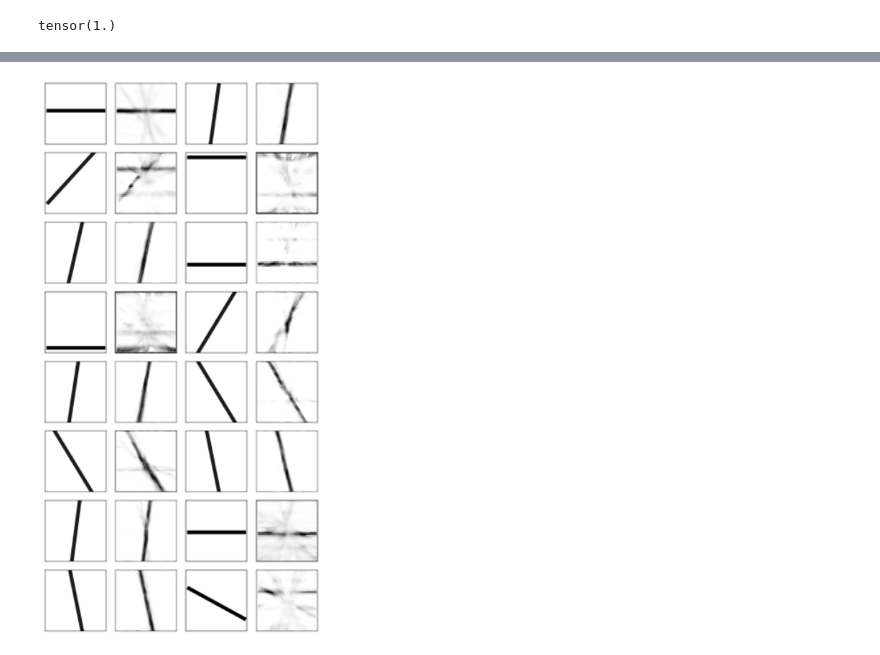
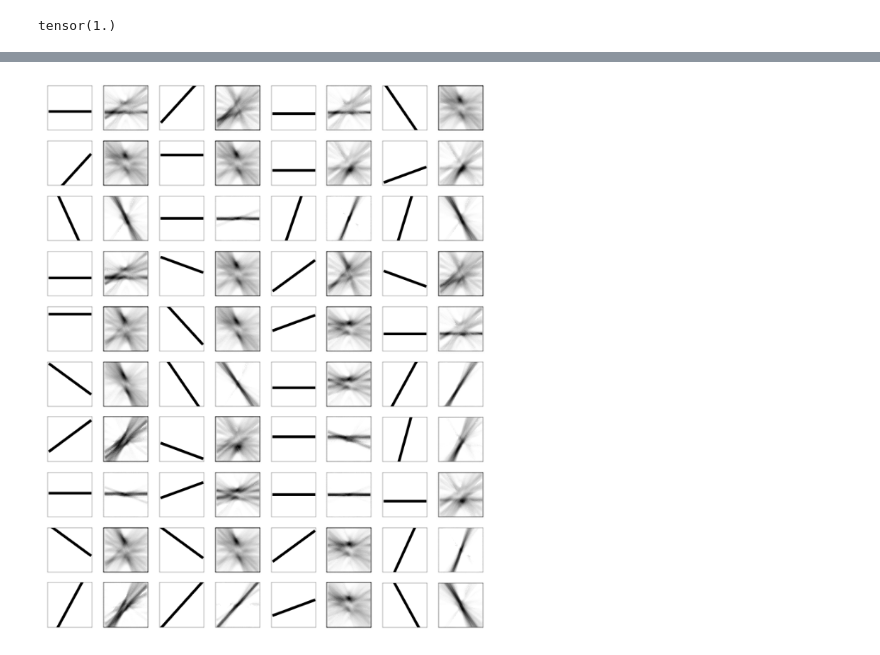
Before and after one commit to zroe1/image-bot, a Jupyter notebook: vae.ipynb, the cells around one changed output, grey strips where cells are left out. Drawn from its saved outputs; the diff is of its cells as text; code cells hidden in the pictures.

```diff
--- a/vae.ipynb
+++ b/vae.ipynb
@@ -68,20 +55,24 @@ class NeuralNetwork(nn.Module):
         super().__init__()
         self.encode = nn.Sequential(
             nn.Linear(76 * 77, 256),
-            nn.LeakyReLU(),
+            nn.LeakyReLU(0.2),
+            nn.Linear(256, 128),
+            nn.LeakyReLU(0.2),
         )
 
         self.log_var_layer = nn.Sequential(
-            nn.Linear(256, 8)
+            nn.Linear(128, 2)
         )
 
         self.mean_layer = nn.Sequential(
-            nn.Linear(256, 8)
+            nn.Linear(128, 2)
         )
 
         self.decode = nn.Sequential(
-            nn.Linear(8, 256),
-            nn.LeakyReLU(),
+            nn.Linear(2, 128),
+            nn.LeakyReLU(0.2),
+            nn.Linear(128, 256),
+            nn.LeakyReLU(0.2),
             nn.Linear(256, 76*77),
             nn.Sigmoid()
         )
@@ -132,10 +122,10 @@ def loss_and_regularization(pred, target, mean, logvar):
     pred_loss = mse(pred, target)
 
 #     regularization_loss = -0.0005 * torch.sum(1 + logvar - mean**2- torch.exp(logvar))
-    regularization_loss = -0.0005 * torch.sum(1+ logvar - mean.pow(2) - logvar.exp())
+    regularization_loss = -0.000000005 * torch.sum(1+ logvar - mean.pow(2) - logvar.exp())
 
 
-    return pred_loss #+ regularization_loss
+    return pred_loss + regularization_loss
 # %%
 loss_fn = loss_and_regularization
 optimizer = torch.optim.Adam(model.parameters(), lr=0.001)
@@ -157,7 +147,7 @@ def train(data, model, loss_fn, optimizer, id):
         optimizer.step()
         optimizer.zero_grad()
 
-    if (id % 20 == 0):
+    if (id % 50 == 0):
         print(loss_total)
 # %%
 train(imgs, model, loss_fn, optimizer, 1)
@@ -186,7 +170,7 @@ KeyboardInterrupt:
 # %%
 to_print = []
 
-for i in range(25):
+for i in range(50):
     pred, _, _ = model(imgs[i].to(device))
     pred = pred.view(76,77)
     to_print += [imgs[i], pred.to("cpu").detach().numpy()]
@@ -195,12 +177,12 @@ for i in range(25):
 # %%
-fig = plt.figure(figsize=(20, 20))
-grid = ImageGrid(fig, 111, nrows_ncols=(8,4), axes_pad=0.1)
+fig = plt.figure(figsize=(10, 10))
+grid = ImageGrid(fig, 111, nrows_ncols=(10,8), axes_pad=0.1)
 
 for ax, im in zip(grid, to_print):
     ax.imshow(im, cmap='gray')
     ax.axis('off')
 plt.show()
 # %% [output]
-[figure, old version]
+[figure, new version]
 # %%
 inputs = [
```
Also changed, not shown: parts of 13 cells of this notebook.
